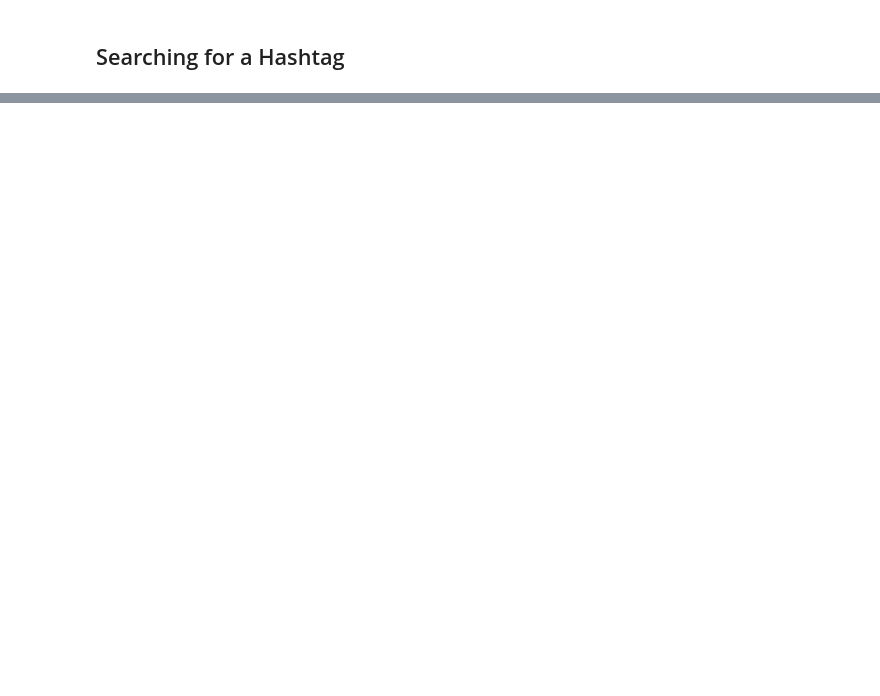
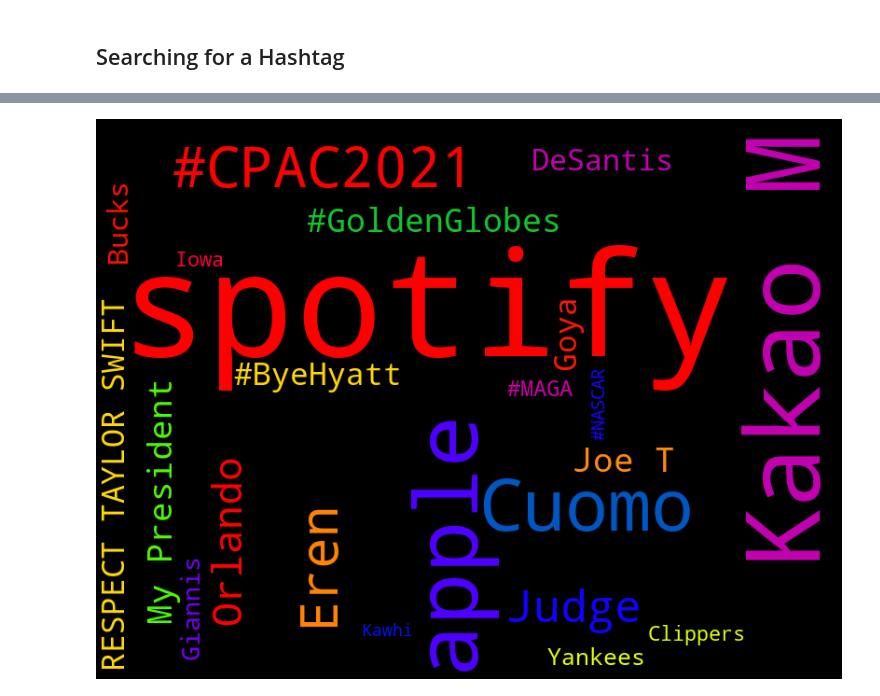
Before and after one commit to BALBOARC/Twitter_API_Data, a Jupyter notebook: TwitterAPI.ipynb, the cells around one changed output, grey strips where cells are left out. Saved outputs shown, nothing was run; the diff lists cells and outputs as text; code cells hidden in the pictures; blank space fills up the shorter version.

```diff
--- a/TwitterAPI.ipynb
+++ b/TwitterAPI.ipynb
@@ -144,0 +213,5 @@ Class of 2022
+# %%
+from IPython.display import Image
+Image('TrendingTwitter.png')
+# %% [output]
+[figure, added]
```
Also changed, not shown: parts of 30 cells of this notebook, 1 other file.
